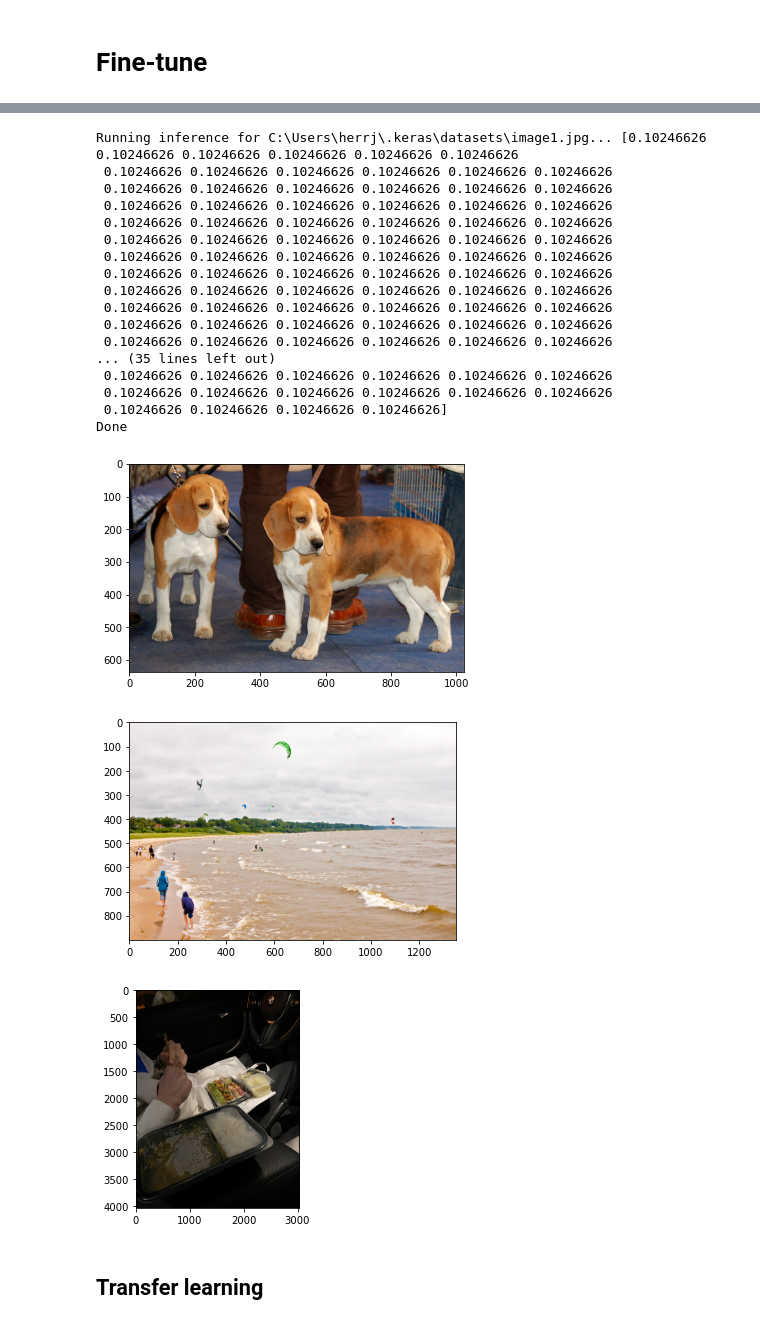
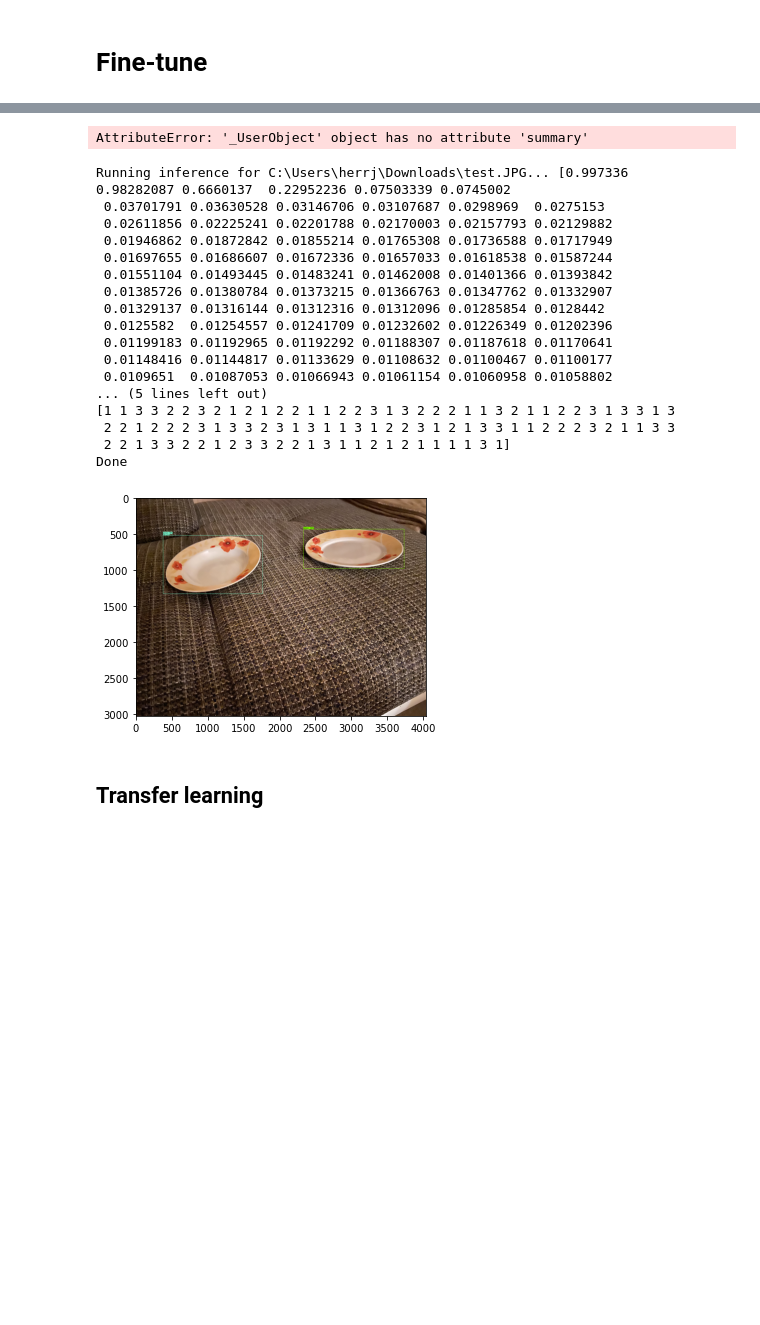
Before and after one commit to cppvoid/master-thesis, a Jupyter notebook: src/Untitled.ipynb, the cells around one changed output, grey strips where cells are left out. Saved outputs shown, nothing was run; the diff lists cells and outputs as text; code cells hidden in the pictures; blank space fills up the shorter version.

```diff
--- a/src/Untitled.ipynb
+++ b/src/Untitled.ipynb
@@ -168,7 +179,7 @@ tf.keras.backend.set_learning_phase(True)
 # These parameters can be tuned; since our training set has 5 images
 # it doesn't make sense to have a much larger batch size, though we could
 # fit more examples in memory if we wanted to.
-batch_size = 4
+batch_size = 1
 learning_rate = 0.01
 num_batches = 100
 
@@ -176,8 +187,8 @@ num_batches = 100
 trainable_variables = detection_model.trainable_variables
 to_fine_tune = []
 prefixes_to_train = [
-  'FirstStageBoxPredictor/ConvolutionalBoxHead_0/BoxEncodingPredictor',
-  'FirstStageBoxPredictor/ConvolutionalClassHead_0/ClassPredictor']
+  'WeightSharedConvolutionalBoxPredictor/WeightSharedConvolutionalBoxHead',
+  'WeightSharedConvolutionalBoxPredictor/WeightSharedConvolutionalClassHead']
 for var in trainable_variables:
     if any([var.name.startswith(prefix) for prefix in prefixes_to_train]):
         to_fine_tune.append(var)
@@ -271,28 +337,0 @@ train_step_fn = get_model_train_step_function(
-# %%
-print('Start fine-tuning!', flush=True)
-
-count = 0
-
-for entry in dataset:
-    xmins = entry['image/object/bbox/xmin']
-    xmaxs = entry['image/object/bbox/xmax']
-    ymins = entry['image/object/bbox/ymin']
-    ymaxs = entry['image/object/bbox/ymax']
-
-    coords = np.array([ymins.values, xmins.values, ymaxs.values, xmaxs.values])
-    coords = coords.transpose()
-
-    gt_boxes_list = [[coord[0], coord[1], coord[2], coord[3]] for coord in coords]
-    gt_classes_list = entry['image/object/class/label'].values
-
-    image = tf.image.decode_jpeg(entry['image/encoded'].numpy()[0])
-    total_loss = train_step_fn(image[tf.newaxis, ...], [tf.convert_to_tensor(gt_boxes_list)], [[gt_classes_list]])
-
-    print(total_loss)
-    break
-
-    if idx % 10 == 0:
-        print('batch ' + str(idx) + ' of ' + str(num_batches)
-        + ', loss=' +  str(total_loss.numpy()), flush=True)
-
-print('Done fine-tuning!')
@@ -305,3 +338,7 @@ ValueError: in user code:
+# %%
+detect_fn.summary()
+# %% [output]
+AttributeError: '_UserObject' object has no attribute 'summary'
 # %%
 category_index = label_map_util.create_category_index_from_labelmap(PATH_TO_LABELS,use_display_name=True)
 # %%
@@ -355,53 +392,52 @@ for image_path in IMAGE_PATHS:
     detections = {key: value[0, :num_detections].numpy()
                   for key, value in detections.items()}
     detections['num_detections'] = num_detections
 
     # detection_classes should be ints.
     detections['detection_classes'] = detections['detection_classes'].astype(np.int64)
     print(detections['detection_scores'])
+    print(detections['detection_classes'])
 
     image_np_with_detections = image_np.copy()
 
     viz_utils.visualize_boxes_and_labels_on_image_array(
           image_np_with_detections,
           detections['detection_boxes'],
           detections['detection_classes'],
           detections['detection_scores'],
           category_index,
           use_normalized_coordinates=True,
           max_boxes_to_draw=200,
-          min_score_thresh=.30,
+          min_score_thresh=.45,
           agnostic_mode=False)
 
     indices = [i for i, x in enumerate(detections['detection_scores']) if x >= 0.5]
 
     plt.figure()
     plt.imshow(image_np_with_detections)
     print('Done')
 plt.show()
 
 # sphinx_gallery_thumbnail_number = 2
 # %% [output]
-Running inference for C:\Users\herrj\.keras\datasets\image1.jpg... [0.10246626 0.10246626 0.10246626 0.10246626 0.10246626 0.10246626
- 0.10246626 0.10246626 0.10246626 0.10246626 0.10246626 0.10246626
- 0.10246626 0.10246626 0.10246626 0.10246626 0.10246626 0.10246626
- 0.10246626 0.10246626 0.10246626 0.10246626 0.10246626 0.10246626
- 0.10246626 0.10246626 0.10246626 0.10246626 0.10246626 0.10246626
- 0.10246626 0.10246626 0.10246626 0.10246626 0.10246626 0.10246626
- 0.10246626 0.10246626 0.10246626 0.10246626 0.10246626 0.10246626
- 0.10246626 0.10246626 0.10246626 0.10246626 0.10246626 0.10246626
- 0.10246626 0.10246626 0.10246626 0.10246626 0.10246626 0.10246626
- 0.10246626 0.10246626 0.10246626 0.10246626 0.10246626 0.10246626
- 0.10246626 0.10246626 0.10246626 0.10246626 0.10246626 0.10246626
- 0.10246626 0.10246626 0.10246626 0.10246626 0.10246626 0.10246626
-... (35 lines left out)
- 0.10246626 0.10246626 0.10246626 0.10246626 0.10246626 0.10246626
- 0.10246626 0.10246626 0.10246626 0.10246626 0.10246626 0.10246626
- 0.10246626 0.10246626 0.10246626 0.10246626]
+Running inference for C:\Users\herrj\Downloads\test.JPG... [0.997336   0.98282087 0.6660137  0.22952236 0.07503339 0.0745002
+ 0.03701791 0.03630528 0.03146706 0.03107687 0.0298969  0.0275153
+ 0.02611856 0.02225241 0.02201788 0.02170003 0.02157793 0.02129882
+ 0.01946862 0.01872842 0.01855214 0.01765308 0.01736588 0.01717949
+ 0.01697655 0.01686607 0.01672336 0.01657033 0.01618538 0.01587244
+ 0.01551104 0.01493445 0.01483241 0.01462008 0.01401366 0.01393842
+ 0.01385726 0.01380784 0.01373215 0.01366763 0.01347762 0.01332907
+ 0.01329137 0.01316144 0.01312316 0.01312096 0.01285854 0.0128442
+ 0.0125582  0.01254557 0.01241709 0.01232602 0.01226349 0.01202396
+ 0.01199183 0.01192965 0.01192292 0.01188307 0.01187618 0.01170641
+ 0.01148416 0.01144817 0.01133629 0.01108632 0.01100467 0.01100177
+ 0.0109651  0.01087053 0.01066943 0.01061154 0.01060958 0.01058802
+... (5 lines left out)
+[1 1 3 3 2 2 3 2 1 2 1 2 2 1 1 2 2 3 1 3 2 2 2 1 1 3 2 1 1 2 2 3 1 3 3 1 3
+ 2 2 1 2 2 2 3 1 3 3 2 3 1 3 1 1 3 1 2 2 3 1 2 1 3 3 1 1 2 2 2 3 2 1 1 3 3
+ 2 2 1 3 3 2 2 1 2 3 3 2 2 1 3 1 1 2 1 2 1 1 1 1 3 1]
 Done
-[figure, old version]
+[figure, new version]
-[figure, removed]
-[figure, removed]
 # %% [markdown]
 ## Transfer learning
 # %%
```
Also changed, not shown: parts of 14 cells of this notebook, 2 other files.
